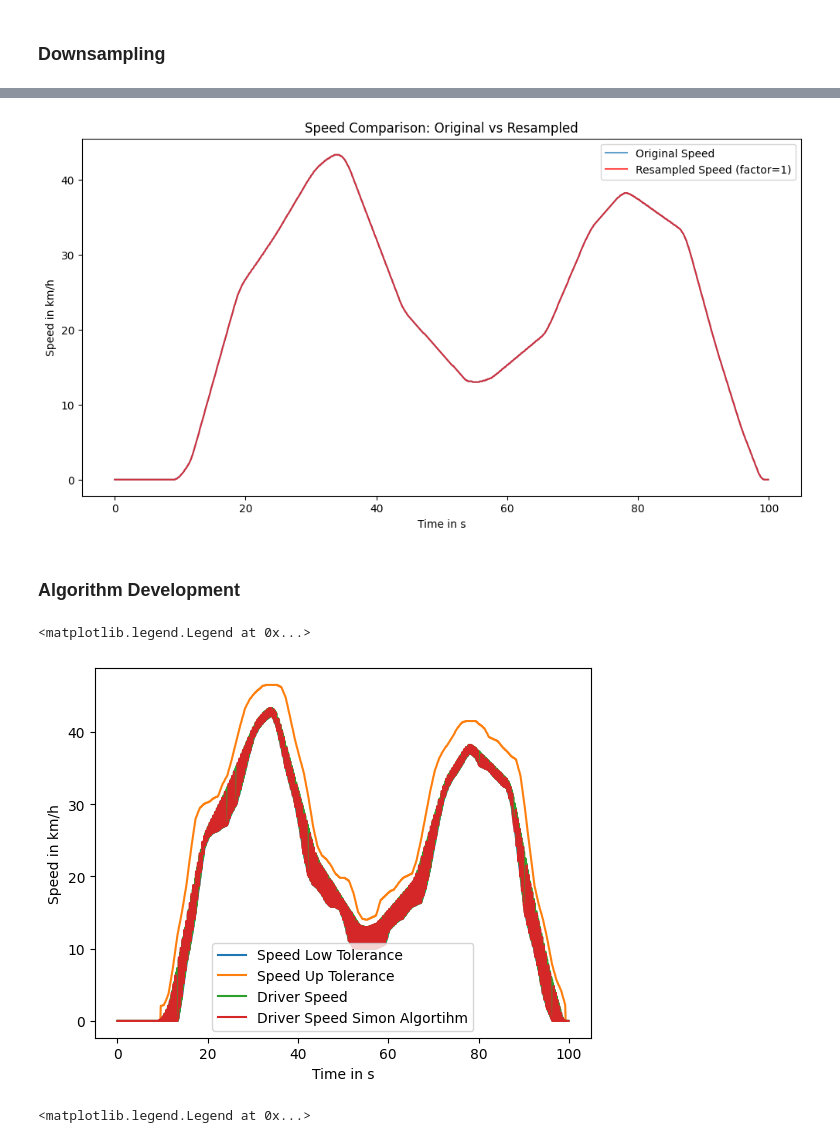
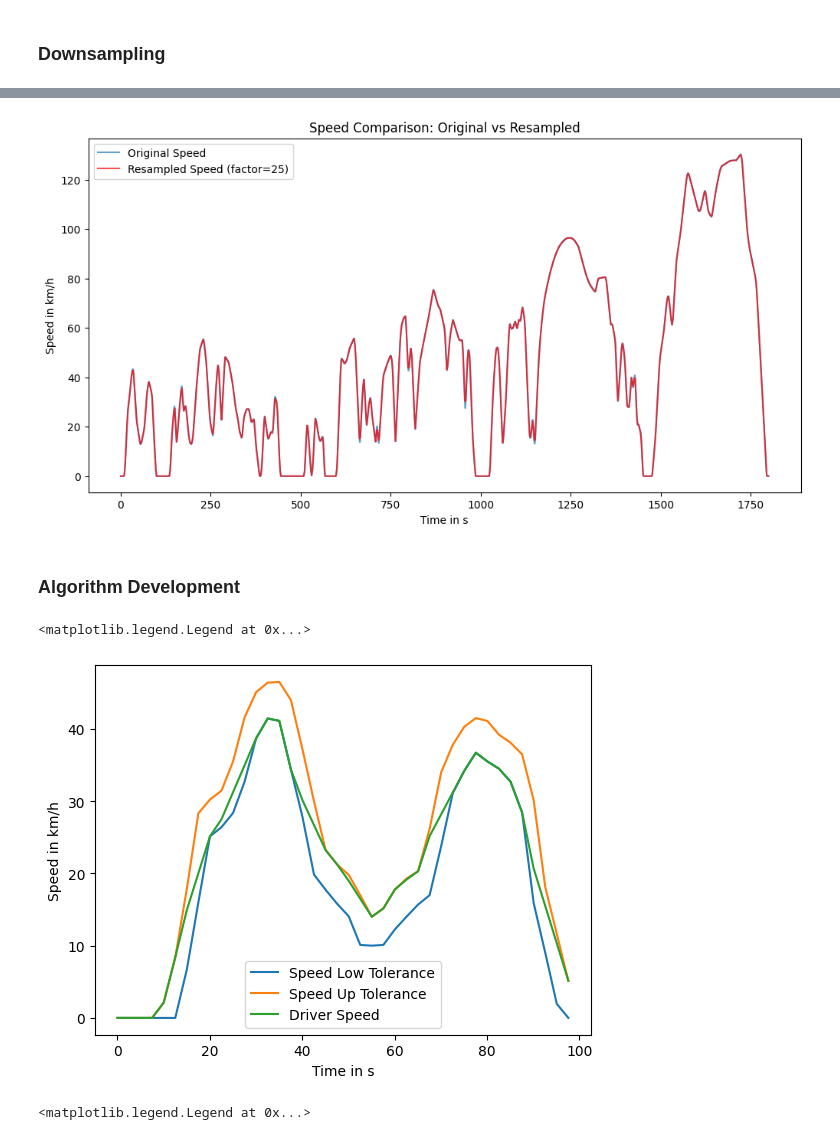
Before and after one commit to SiulRek/vehicle-testing-project, a Jupyter notebook: code/algorithm_evaluation.ipynb, the cells around one changed output, grey strips where cells are left out. Saved outputs shown, nothing was run; the diff lists cells and outputs as text; code cells hidden in the pictures.

```diff
--- a/code/algorithm_evaluation.ipynb
+++ b/code/algorithm_evaluation.ipynb
@@ -64,7 +64,7 @@ df.head(2000).plot(x='recorder_time', y=['SPEED_LOW_TOL', 'SPEED_UP_TOL'])
 <Axes: xlabel='recorder_time'>
 [figure]
 # %%
-length = 1000
+length = -1
 recorder_time_array = df['recorder_time'].values[:length]
 speed_low_tol_array = df['SPEED_LOW_TOL'].values[:length]
 speed_up_tol_array = df['SPEED_UP_TOL'].values[:length]
@@ -153,16 +153,16 @@ plt.show()
 # %%
 fs = 1/(- recorder_time_array[0] + recorder_time_array[1])
-factor = 1
+factor = 25
 
 def resample_time_array(time_array, factor):
     new_length = len(time_array) / factor
     resampled_time = np.linspace(time_array[0], time_array[-1], int(new_length))
     return resampled_time
 
-resampled_speed = resample_data(speed_driver_0_array, factor, fs)
-high_limits = resample_data(speed_up_tol_array, factor, fs)
-low_limits = resample_data(speed_low_tol_array, factor, fs)
-resampled_time = resample_time_array(recorder_time_array, factor)
+resampled_speed = np.array(resample_data(speed_driver_0_array, factor, fs))
+high_limits = np.array(resample_data(speed_up_tol_array, factor, fs))
+low_limits = np.array(resample_data(speed_low_tol_array, factor, fs))
+resampled_time = np.array(resample_time_array(recorder_time_array, factor))
 
 
 # Plotting
@@ -175,6 +175,23 @@ plt.title('Speed Comparison: Original vs Resampled')
 plt.legend()
 plt.show()
 # %% [output]
-[figure, old version]
+[figure, new version]
 # %% [markdown]
 ### Algorithm Development
+# %%
+def fix_to_limits(value, low_limits, high_limits):
+    return np.clip(value, low_limits, high_limits)
+
+def simulate_driver_behavior_with_reference_speed(reference_speed, speed_limits_low, speed_limits_high, iterations=10000):
+    adjusted_speed_values = np.zeros(len(speed_limits_low))
+    for _ in range(iterations):
+        for i in range(len(speed_limits_high)):
+            if i == 0:
+                continue
+            if i == 1:
+                adjusted_speed_values[i-1] = (reference_speed[i-1] + reference_speed[i])/2
+            else:
+                adjusted_speed_values[i-1] = (reference_speed[i-2] + reference_speed[i])/2
+        adjusted_speed_values = fix_to_limits(adjusted_speed_values, speed_limits_low, speed_limits_high)
+        reference_speed = adjusted_speed_values
+    return adjusted_speed_values
@@ -238,16 +247,16 @@ def simulate_driver_behavior_with_reference_speed(reference_speed, speed_limits_
 driver_speed_simon_alg = simulate_driver_behavior_with_reference_speed(high_limits, low_limits, high_limits)
 # %%
 
-plt.plot(recorder_time_array, speed_low_tol_array, label='Speed Low Tolerance')
-plt.plot(recorder_time_array, speed_up_tol_array, label='Speed Up Tolerance')
-plt.plot(resampled_time, driver_speed, label='Driver Speed')
-plt.plot(resampled_time, driver_speed_simon_alg, label='Driver Speed Simon Algortihm')
+plt.plot(resampled_time[:40], low_limits[:40], label='Speed Low Tolerance')
+plt.plot(resampled_time[:40], high_limits[:40], label='Speed Up Tolerance')
+plt.plot(resampled_time[:40], driver_speed[:40], label='Driver Speed')
+#plt.plot(resampled_time, driver_speed_simon_alg, label='Driver Speed Simon Algortihm')
 plt.xlabel('Time in s')
 plt.ylabel('Speed in km/h')
 plt.legend()
 # %% [output]
 <matplotlib.legend.Legend at 0x...>
-[figure, old version]
+[figure, new version]
 # %%
 from tqdm import tqdm
 driver_speeds = []
```
Also changed, not shown: parts of 4 cells of this notebook.
